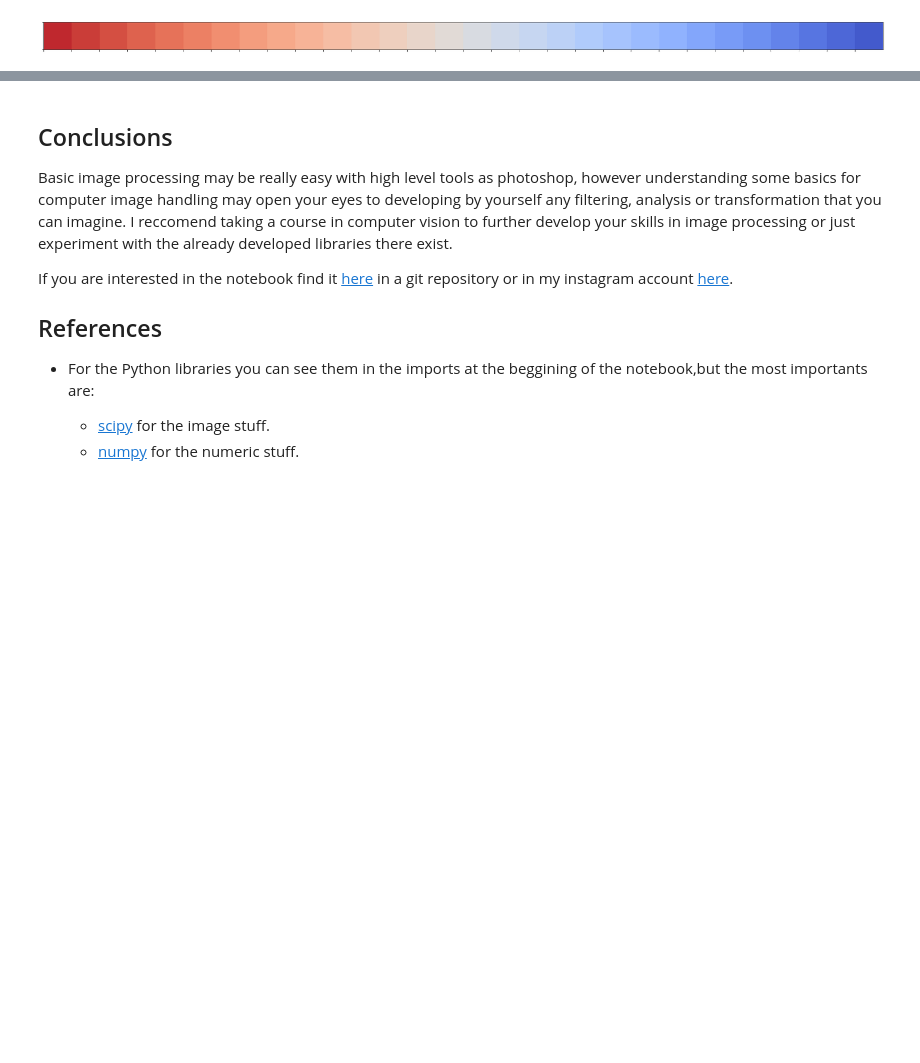
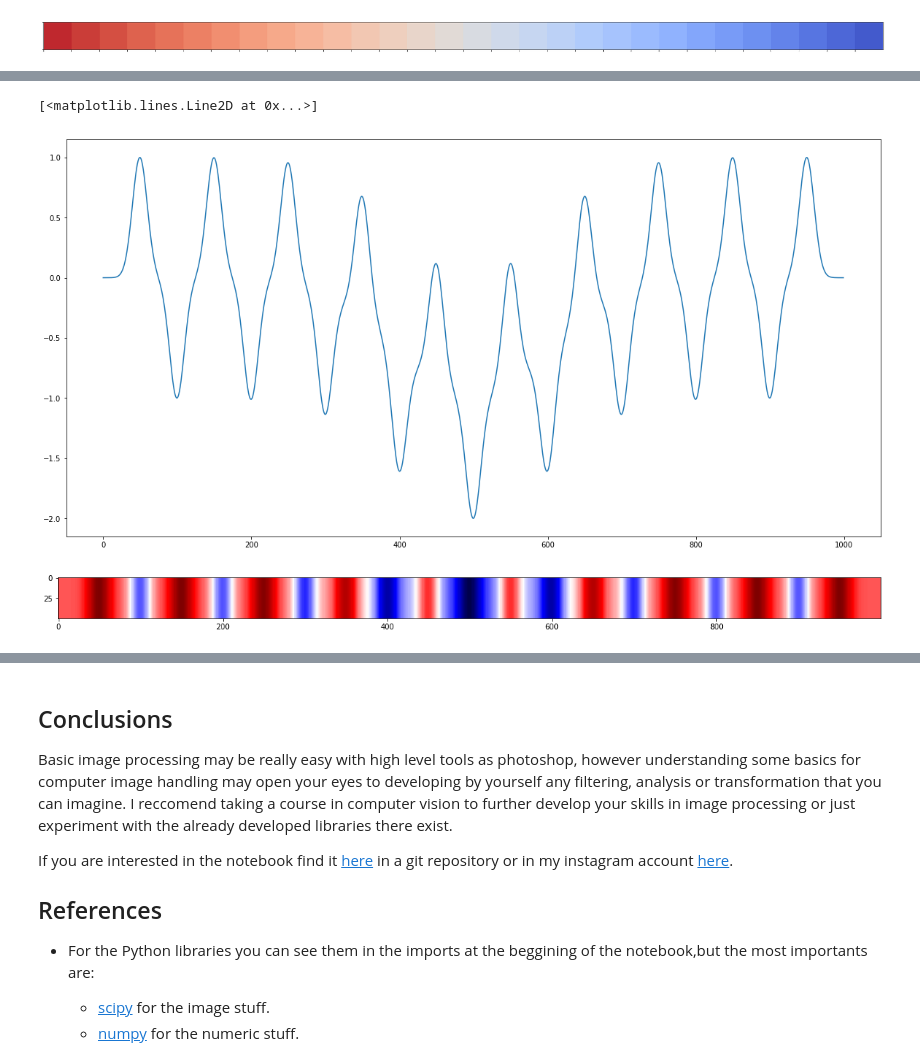
Before and after one commit to jeroaranda/notebooks, a Jupyter notebook: basic_but_not_standard.ipynb, the cells around one changed output, grey strips where cells are left out. Cells and saved outputs as stored; diff of their text form; code cells hidden in the pictures; blank space fills up the shorter version.

```diff
--- a/basic_but_not_standard.ipynb
+++ b/basic_but_not_standard.ipynb
@@ -312,0 +330,21 @@ sns.palplot(sns.color_palette("coolwarm", 30)[::-1])
+# %%
+
+kern_repetitions=np.zeros((1000,1))
+for i in range(19):
+    kern_repetitions[(i*50):(i*50)+100]+=(-1)**i*kern
+kern= signal.gaussian(1000, std=100).reshape(1000,1)
+kern_repetitions-=kern
+# %%
+plt.figure()
+plt.plot(range(1000),kern_repetitions)
+# %% [output]
+[<matplotlib.lines.Line2D at 0x...>]
+[figure, added]
+# %%
+axis=np.zeros((50,1000))
+for i in range(1000):
+    axis[:,i]=kern_repetitions[i]
+plt.imshow(axis,cmap='seismic')
+plt.imsave('axis.png',axis,cmap='seismic')
+# %% [output]
+[figure, added]
```
Also changed, not shown: parts of 6 cells of this notebook, 4 other files.
